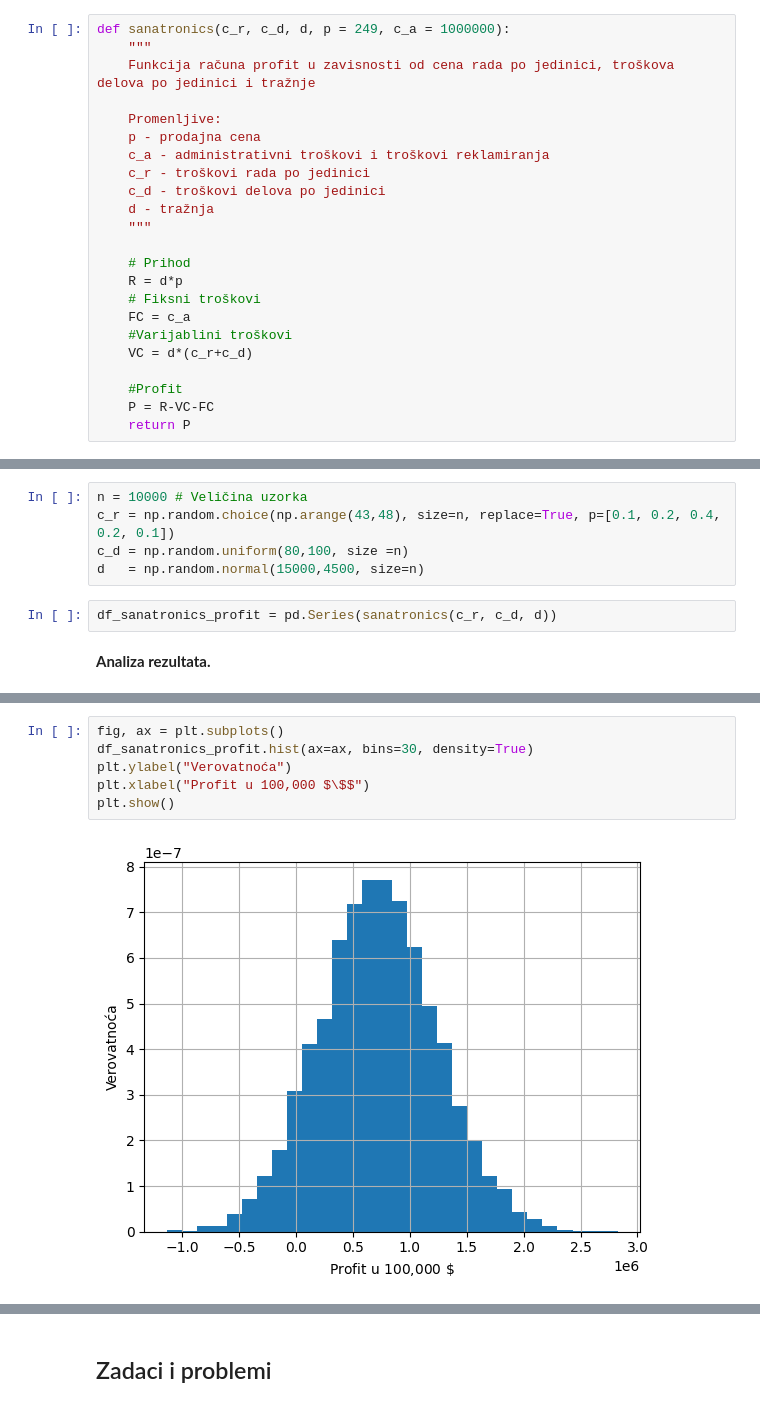
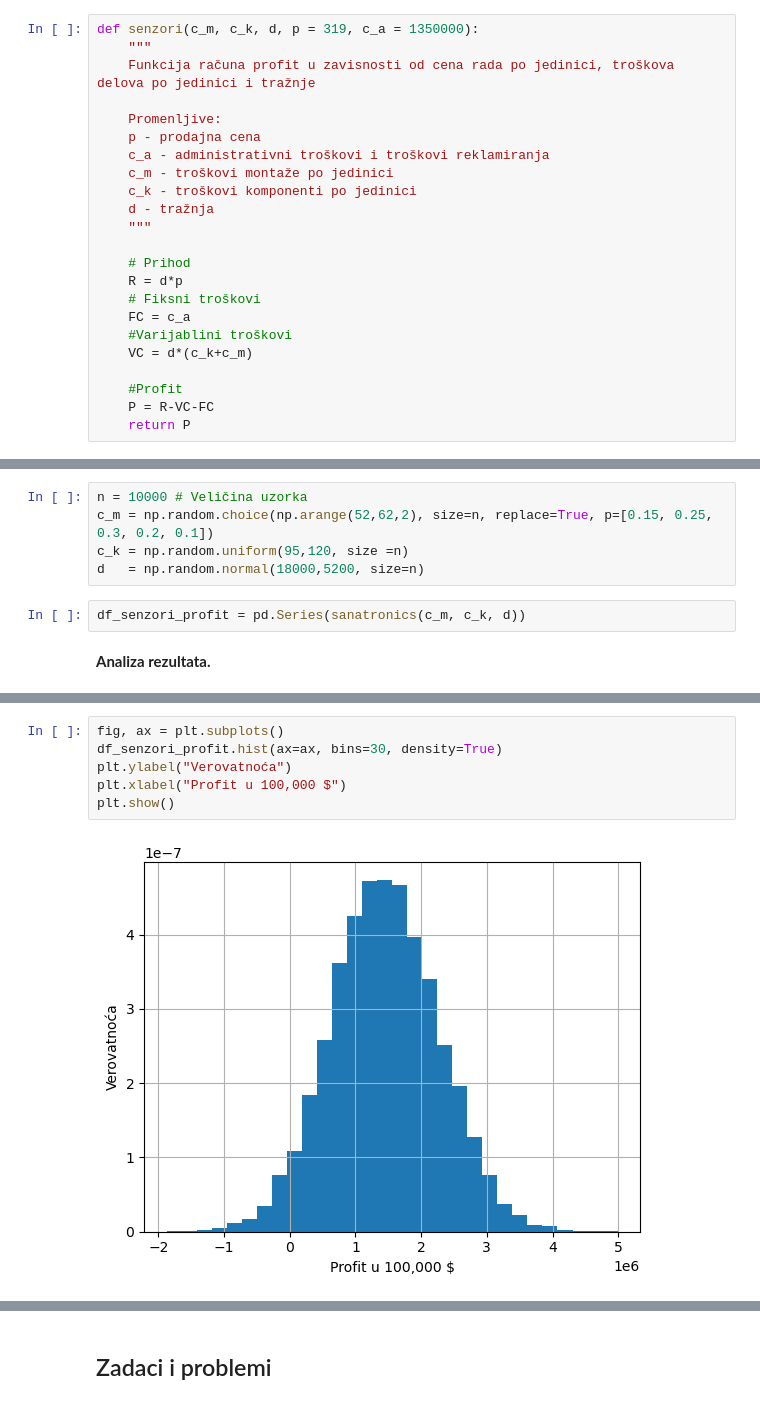
Before and after one commit to dazdejkovic/OI_25_jb1, a Jupyter notebook: _sources/OI_25_19_Simulacije.ipynb, the cells around one changed output, grey strips where cells are left out. Saved outputs shown, nothing was run; the diff lists cells and outputs as text.

```diff
--- a/_sources/OI_25_19_Simulacije.ipynb
+++ b/_sources/OI_25_19_Simulacije.ipynb
@@ -271,15 +321,15 @@ $$c_r:\begin{pmatrix} 43 & 44 & 45 & 46 & 47 \\ 0.1 & 0.2 & 0.4 & 0.2 & 0.1 \end
 # %% [markdown]
 **Model.**
 # %%
-def sanatronics(c_r, c_d, d, p = 249, c_a = 1000000):
+def senzori(c_m, c_k, d, p = 319, c_a = 1350000):
     """
     Funkcija računa profit u zavisnosti od cena rada po jedinici, troškova delova po jedinici i tražnje
 
     Promenljive:
     p - prodajna cena
     c_a - administrativni troškovi i troškovi reklamiranja
-    c_r - troškovi rada po jedinici
-    c_d - troškovi delova po jedinici
+    c_m - troškovi montaže po jedinici
+    c_k - troškovi komponenti po jedinici
     d - tražnja
     """
 
@@ -288,7 +338,7 @@ def sanatronics(c_r, c_d, d, p = 249, c_a = 1000000):
     # Fiksni troškovi
     FC = c_a
     #Varijablini troškovi
-    VC = d*(c_r+c_d)
+    VC = d*(c_k+c_m)
 
     #Profit
     P = R-VC-FC
@@ -303,11 +353,11 @@ sanatronics(43,80,15000)
 **Simulacije.**
 # %%
 n = 10000 # Veličina uzorka
-c_r = np.random.choice(np.arange(43,48), size=n, replace=True, p=[0.1, 0.2, 0.4, 0.2, 0.1])
-c_d = np.random.uniform(80,100, size =n)
-d   = np.random.normal(15000,4500, size=n)
+c_m = np.random.choice(np.arange(52,62,2), size=n, replace=True, p=[0.15, 0.25, 0.3, 0.2, 0.1])
+c_k = np.random.uniform(95,120, size =n)
+d   = np.random.normal(18000,5200, size=n)
 # %%
-df_sanatronics_profit = pd.Series(sanatronics(c_r, c_d, d))
+df_senzori_profit = pd.Series(sanatronics(c_m, c_k, d))
 # %% [markdown]
 **Analiza rezultata.**
 # %%
@@ -324,10 +374,10 @@ max      2.825412e+06
 dtype: float64
 # %%
 fig, ax = plt.subplots()
-df_sanatronics_profit.hist(ax=ax, bins=30, density=True)
+df_senzori_profit.hist(ax=ax, bins=30, density=True)
 plt.ylabel("Verovatnoća")
-plt.xlabel("Profit u 100,000 $\$$")
+plt.xlabel("Profit u 100,000 $")
 plt.show()
 # %% [output]
-[figure, old version]
+[figure, new version]
 # %%
```
Also changed, not shown: parts of 22 cells of this notebook, 46 other files.
